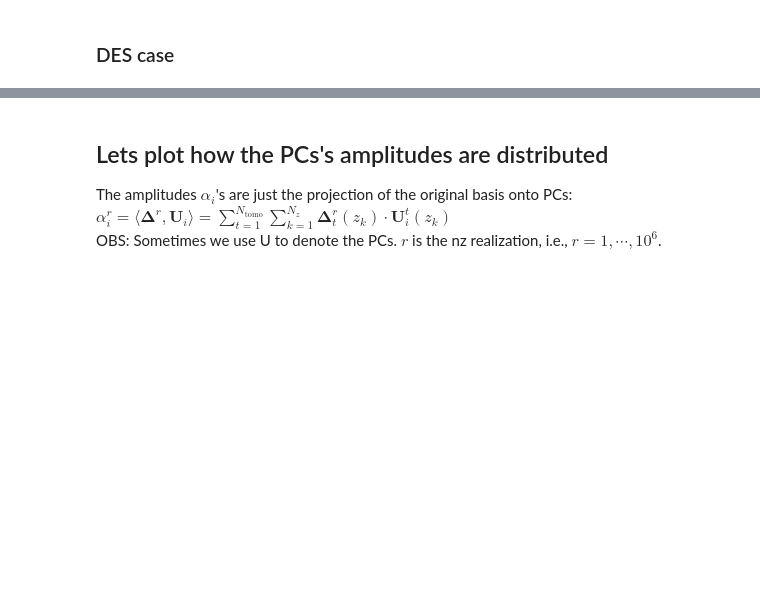
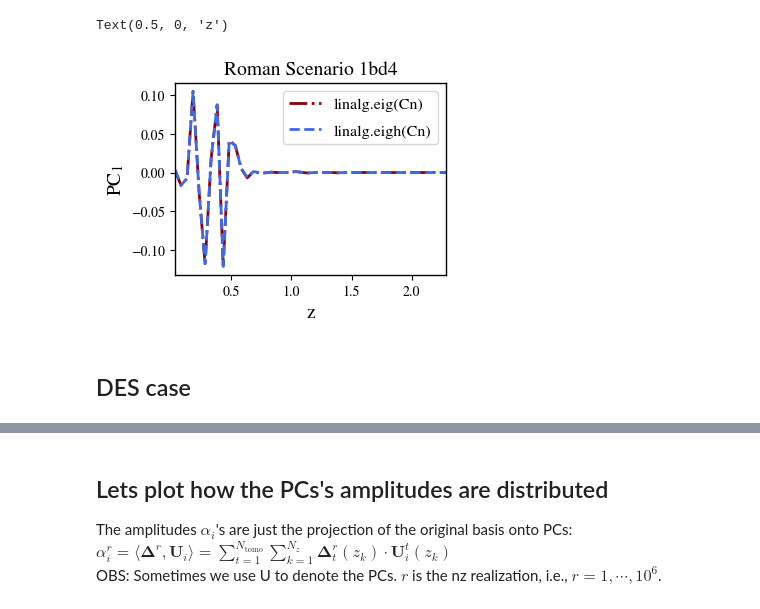
Before and after one commit to Roman-HLIS-Cosmology-PIT/cocoa_photoz, a Jupyter notebook: codes/example.ipynb, the cells around one changed output, grey strips where cells are left out. Saved outputs shown, nothing was run; the diff lists cells and outputs as text; code cells hidden in the pictures; blank space fills up the shorter version.

```diff
--- a/codes/example.ipynb
+++ b/codes/example.ipynb
@@ -273,2 +338,19 @@ plt.legend(loc='best',fontsize=14);
+# %%
+k=0
+pci=0
+
+start, end = Nz*k, Nz*(k+1)
+plt.plot(z,eih_vecs[start:end,pci],c='darkred',label='linalg.eig(Cn)',lw=2,ls='-.')
+plt.plot(z,Cnvec[:,np.argsort(Cnval)[::-1]][start:end,pci],c='royalblue',label='linalg.eigh(Cn)',ls='--',lw=2)
+# plt.plot(z,-U[start:end,pci],c='goldenrod',label='Encode matrix',lw=2)
+# plt.plot(z,x[start:end,pci],c='C0',label=r'$V_n^T\Lambda_n^{1/2}$',lw=2)
+plt.xlim(np.min(z),np.max(z))
+plt.legend(loc='upper right',fontsize=11.5)
+plt.title('Roman Scenario 1bd4',fontsize=14)
+plt.ylabel(rf'PC$_{{{pci+1}}}$',fontsize=14)
+plt.xlabel('z',fontsize=14)
+# %% [output]
+Text(0.5, 0, 'z')
+[figure, added]
 # %% [markdown]
-### DES case
+## DES case
```
Also changed, not shown: parts of 24 cells of this notebook.
